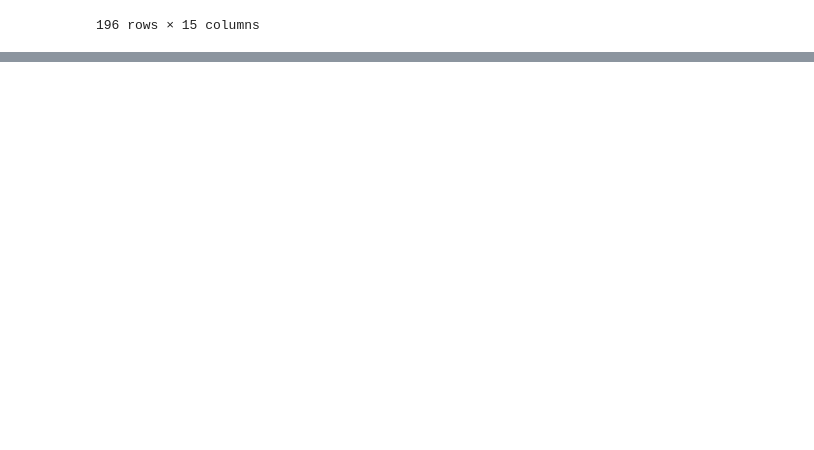
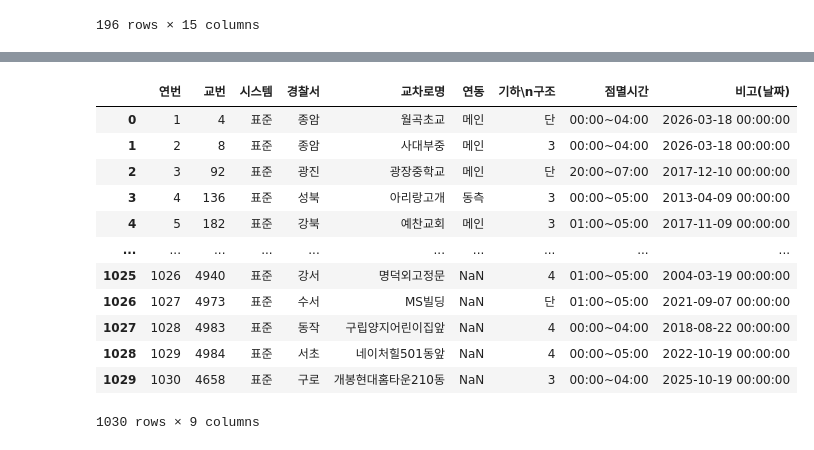
Before and after one commit to ds-kyuree/Pds_Capstone1_Practice_13, a Jupyter notebook: preprocessing/kr_processing.ipynb, the cells around one changed output, grey strips where cells are left out. Saved outputs shown, nothing was run; the diff lists cells and outputs as text; code cells hidden in the pictures; blank space fills up the shorter version.

```diff
--- a/preprocessing/kr_processing.ipynb
+++ b/preprocessing/kr_processing.ipynb
@@ -268,0 +297,10 @@ res_accident
+# %%
+# 엑셀 파일 불러오기
+excel_path2 = '/Users/kyuree/Desktop/pds_capstone1/dataset/점멸신호운영현황_원본.xlsx'
+xls2 = pd.ExcelFile(excel_path2)
+
+# 각 시트를 데이터프레임으로 읽어와 리스트에 저장
+always_sign = pd.read_excel(xls2, sheet_name='Table 1',header=1)
+time_sign = pd.read_excel(xls2, sheet_name='Table 2',header=0)
+
+always_sign
@@ -268,0 +321,16 @@ res_accident
+# %%
+time_sign
+# %% [output]
+|  | 연번 | 교번 | 시스템 | 경찰서 | 교차로명 | 연동 | 기하\n구조 | 점멸시간 | 비고(날짜) |
+| 0 | 1 | 4 | 표준 | 종암 | 월곡초교 | 메인 | 단 | 00:00~04:00 | 2026-03-18 00:00:00 |
+| 1 | 2 | 8 | 표준 | 종암 | 사대부중 | 메인 | 3 | 00:00~04:00 | 2026-03-18 00:00:00 |
+| 2 | 3 | 92 | 표준 | 광진 | 광장중학교 | 메인 | 단 | 20:00~07:00 | 2017-12-10 00:00:00 |
+| 3 | 4 | 136 | 표준 | 성북 | 아리랑고개 | 동측 | 3 | 00:00~05:00 | 2013-04-09 00:00:00 |
+| 4 | 5 | 182 | 표준 | 강북 | 예찬교회 | 메인 | 3 | 01:00~05:00 | 2017-11-09 00:00:00 |
+| ... | ... | ... | ... | ... | ... | ... | ... | ... | ... |
+| 1025 | 1026 | 4940 | 표준 | 강서 | 명덕외고정문 | NaN | 4 | 01:00~05:00 | 2004-03-19 00:00:00 |
+| 1026 | 1027 | 4973 | 표준 | 수서 | MS빌딩 | NaN | 단 | 01:00~05:00 | 2021-09-07 00:00:00 |
+| 1027 | 1028 | 4983 | 표준 | 동작 | 구립양지어린이집앞 | NaN | 4 | 00:00~04:00 | 2018-08-22 00:00:00 |
+| 1028 | 1029 | 4984 | 표준 | 서초 | 네이처힐501동앞 | NaN | 4 | 00:00~05:00 | 2022-10-19 00:00:00 |
+| 1029 | 1030 | 4658 | 표준 | 구로 | 개봉현대홈타운210동 | NaN | 3 | 00:00~04:00 | 2025-10-19 00:00:00 |
+1030 rows × 9 columns
```
Also changed, not shown: parts of 35 cells of this notebook.
